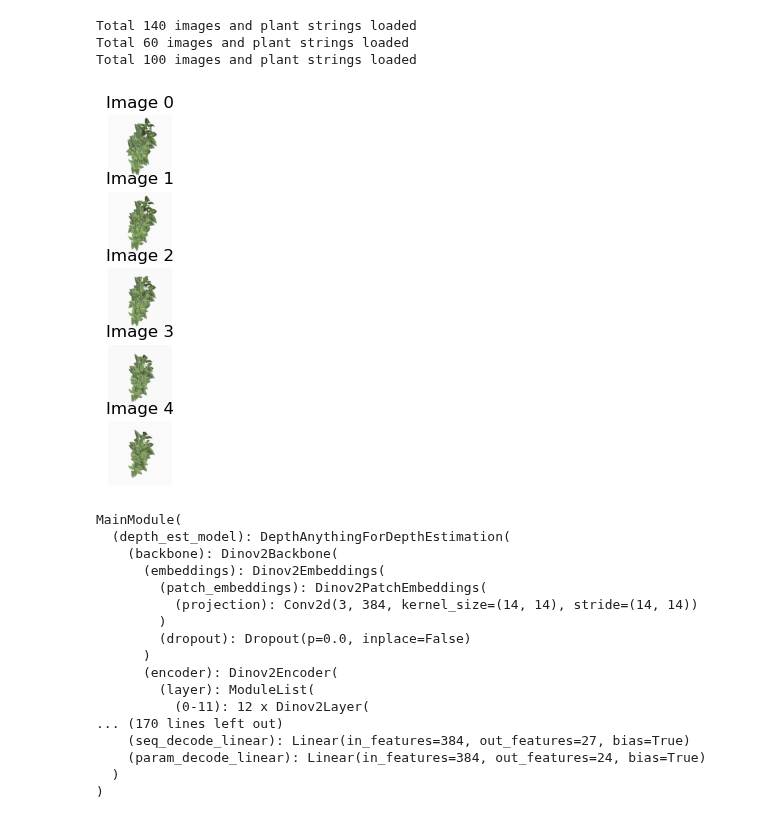
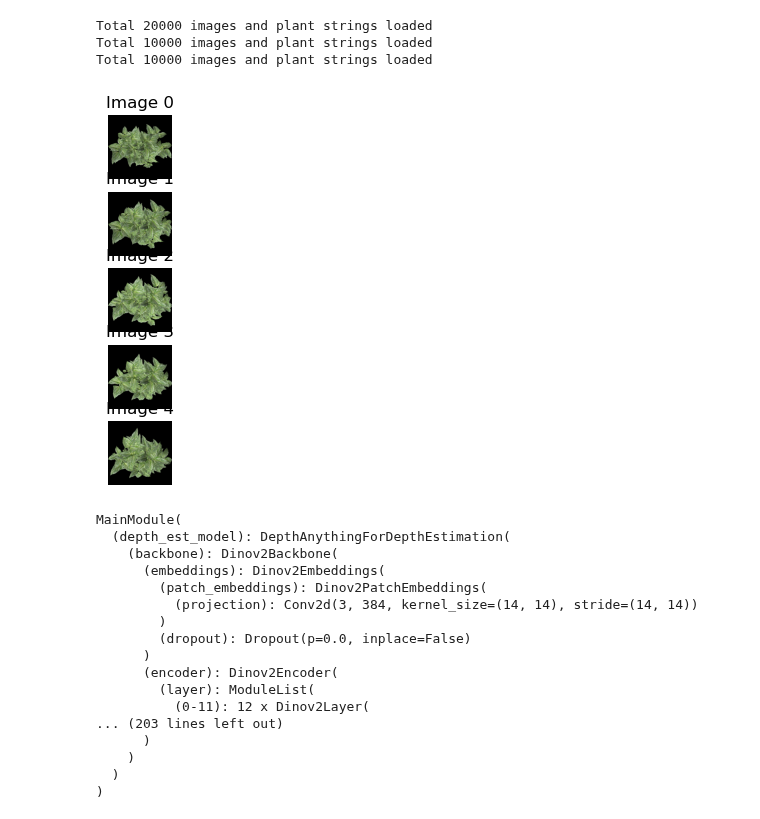
Before and after one commit to GEMINI-Breeding/Image2PlantArchitecture, a Jupyter notebook: src/evaluate_xml.ipynb, the cells around one changed output. Saved outputs shown, nothing was run; the diff lists cells and outputs as text; code cells hidden in the pictures.

```diff
--- a/src/evaluate_xml.ipynb
+++ b/src/evaluate_xml.ipynb
@@ -27,52 +27,52 @@ sys.path.append('../')
 # %%
 from models.plightning import  MainDataModule
 
-dataset_dir = "../data/Sideview_Dec04_2024"
+dataset_dir = "../data/2000_Plots_20241210"
 datamodule = MainDataModule(dataset_dir,
                             image_size=224,
                             load_depth=False,
-                            train_batch_size=32, num_workers=1, process_leaf=False, preload=False, side_view=False)
+                            train_batch_size=32, num_workers=1, process_leaf=True, preload=False, side_view=False)
 datamodule.setup()
 # %% [output]
-Total 140 images and plant strings loaded
-Total 60 images and plant strings loaded
-Total 100 images and plant strings loaded
+Total 20000 images and plant strings loaded
+Total 10000 images and plant strings loaded
+Total 10000 images and plant strings loaded
 # %%
 # Show some images
 import matplotlib.pyplot as plt
 import numpy as np
 import torchvision
 import cv2
 
 
 test_dataloader = datamodule.test_dataloader()
 test_dataset = test_dataloader.dataset
 
 n = 5
 for i in range(n):
-    image, vecs, _ = test_dataset[-i-1]
+    image, _, vecs, _ = test_dataset[-i-1]
     image = image.permute(1, 2, 0)
     image_rgb = image[:, :, :3]
     img = cv2.normalize(np.array(image_rgb.cpu()), None, alpha=0, beta=255, norm_type=cv2.NORM_MINMAX, dtype=cv2.CV_8U)
     # img = cv2.cvtColor(img, cv2.COLOR_BGR2RGB)
     plt.subplot(5, 2, 2*i+1)
     plt.imshow(img)
     plt.title(f"Image {i}")
     plt.axis('off')
 
     if datamodule.load_depth:
         image_depth = image[:, :, 3]
         img = cv2.normalize(np.array(image_depth.cpu()), None, alpha=0, beta=255, norm_type=cv2.NORM_MINMAX, dtype=cv2.CV_8U)
         plt.subplot(5, 2, 2*i+2)
         plt.imshow(img, cmap='gray')
         plt.title("Depth")
         plt.axis('off')
 # %% [output]
-[figure, old version]
+[figure, new version]
 # %%
 from models.plightning import MainModule
 # model = MainModule()
-model = MainModule.load_from_checkpoint("../log/20241216_weighted_loss/version_0/checkpoints/best_epoch=51.ckpt")
+model = MainModule.load_from_checkpoint("../log/20241218_ReducedParamDim/version_3/checkpoints/best_epoch=05.ckpt")
 #model = MainModule.load_from_checkpoint("../log/20241212_num_layers12num_heads16/version_1/checkpoints/best_epoch=29.ckpt")
 
 model.eval()
@@ -90,9 +90,9 @@ MainModule(
       (encoder): Dinov2Encoder(
         (layer): ModuleList(
           (0-11): 12 x Dinov2Layer(
-... (170 lines left out)
-    (seq_decode_linear): Linear(in_features=384, out_features=27, bias=True)
-    (param_decode_linear): Linear(in_features=384, out_features=24, bias=True)
+... (203 lines left out)
+      )
+    )
   )
 )
 # %%
```
Also changed, not shown: parts of 1 cell of this notebook, 5 other files.
